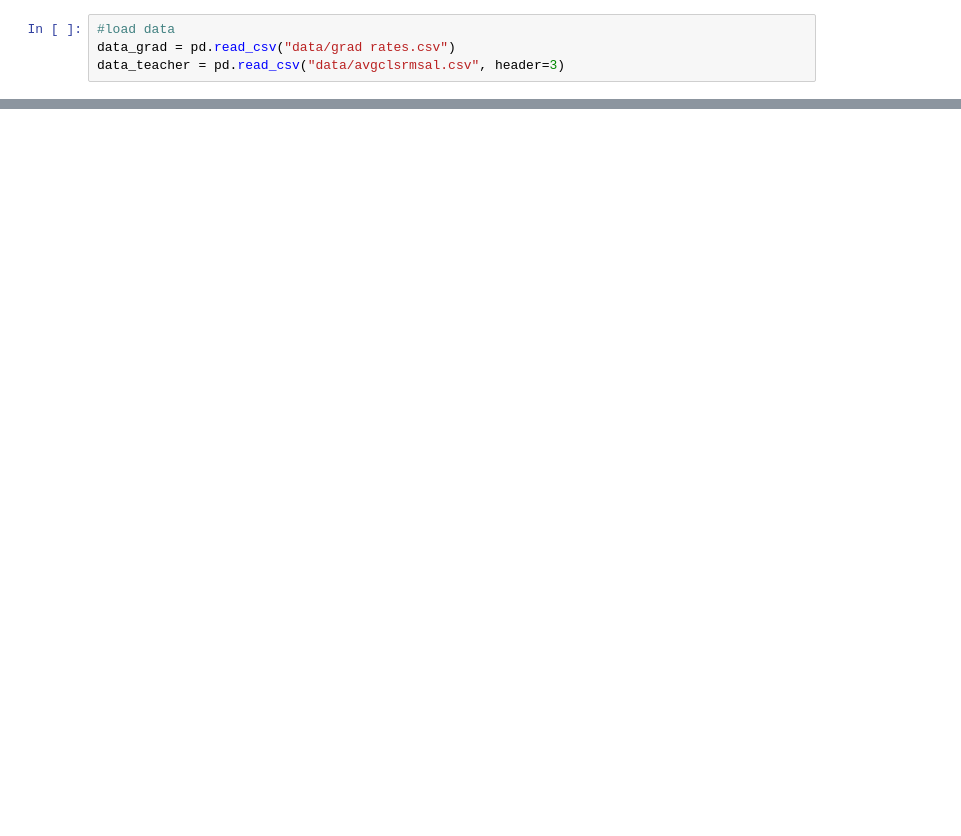
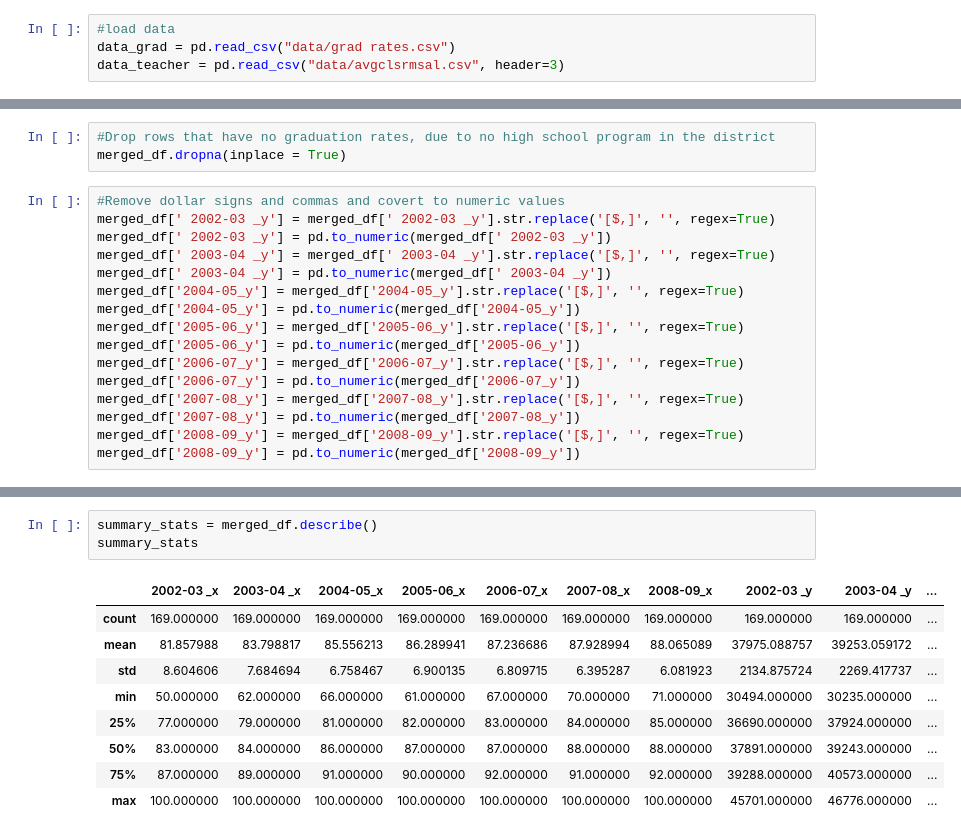
Before and after one commit to thompson-andrea-rene/KY_Grad, a Jupyter notebook: notebook.ipynb, the cells around one changed output, grey strips where cells are left out. Drawn from its saved outputs; the diff is of its cells as text; blank space fills up the shorter version.

```diff
--- a/notebook.ipynb
+++ b/notebook.ipynb
@@ -183,0 +87,19 @@ dtype: int64
+# %%
+#Drop rows that have no graduation rates, due to no high school program in the district
+merged_df.dropna(inplace = True)
+# %%
+#Remove dollar signs and commas and covert to numeric values
+merged_df[' 2002-03 _y'] = merged_df[' 2002-03 _y'].str.replace('[$,]', '', regex=True)
+merged_df[' 2002-03 _y'] = pd.to_numeric(merged_df[' 2002-03 _y'])
+merged_df[' 2003-04 _y'] = merged_df[' 2003-04 _y'].str.replace('[$,]', '', regex=True)
+merged_df[' 2003-04 _y'] = pd.to_numeric(merged_df[' 2003-04 _y'])
+merged_df['2004-05_y'] = merged_df['2004-05_y'].str.replace('[$,]', '', regex=True)
+merged_df['2004-05_y'] = pd.to_numeric(merged_df['2004-05_y'])
+merged_df['2005-06_y'] = merged_df['2005-06_y'].str.replace('[$,]', '', regex=True)
+merged_df['2005-06_y'] = pd.to_numeric(merged_df['2005-06_y'])
+merged_df['2006-07_y'] = merged_df['2006-07_y'].str.replace('[$,]', '', regex=True)
+merged_df['2006-07_y'] = pd.to_numeric(merged_df['2006-07_y'])
+merged_df['2007-08_y'] = merged_df['2007-08_y'].str.replace('[$,]', '', regex=True)
+merged_df['2007-08_y'] = pd.to_numeric(merged_df['2007-08_y'])
+merged_df['2008-09_y'] = merged_df['2008-09_y'].str.replace('[$,]', '', regex=True)
+merged_df['2008-09_y'] = pd.to_numeric(merged_df['2008-09_y'])
@@ -183,0 +127,13 @@ dtype: int64
+# %%
+summary_stats = merged_df.describe()
+summary_stats
+# %% [output]
+|  | 2002-03 _x | 2003-04 _x | 2004-05_x | 2005-06_x | 2006-07_x | 2007-08_x | 2008-09_x | 2002-03 _y | 2003-04 _y | ... |
+| count | 169.000000 | 169.000000 | 169.000000 | 169.000000 | 169.000000 | 169.000000 | 169.000000 | 169.000000 | 169.000000 | ... |
+| mean | 81.857988 | 83.798817 | 85.556213 | 86.289941 | 87.236686 | 87.928994 | 88.065089 | 37975.088757 | 39253.059172 | ... |
+| std | 8.604606 | 7.684694 | 6.758467 | 6.900135 | 6.809715 | 6.395287 | 6.081923 | 2134.875724 | 2269.417737 | ... |
+| min | 50.000000 | 62.000000 | 66.000000 | 61.000000 | 67.000000 | 70.000000 | 71.000000 | 30494.000000 | 30235.000000 | ... |
+| 25% | 77.000000 | 79.000000 | 81.000000 | 82.000000 | 83.000000 | 84.000000 | 85.000000 | 36690.000000 | 37924.000000 | ... |
+| 50% | 83.000000 | 84.000000 | 86.000000 | 87.000000 | 87.000000 | 88.000000 | 88.000000 | 37891.000000 | 39243.000000 | ... |
+| 75% | 87.000000 | 89.000000 | 91.000000 | 90.000000 | 92.000000 | 91.000000 | 92.000000 | 39288.000000 | 40573.000000 | ... |
+| max | 100.000000 | 100.000000 | 100.000000 | 100.000000 | 100.000000 | 100.000000 | 100.000000 | 45701.000000 | 46776.000000 | ... |
```
Also changed, not shown: parts of 19 cells of this notebook, 1 other file.
